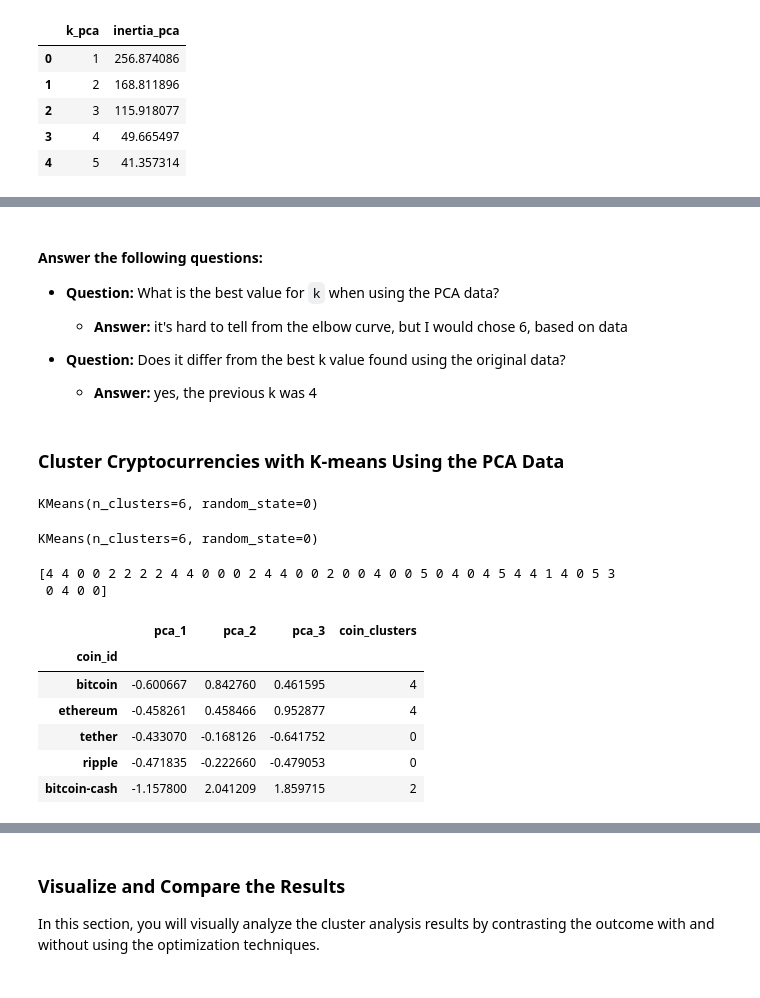
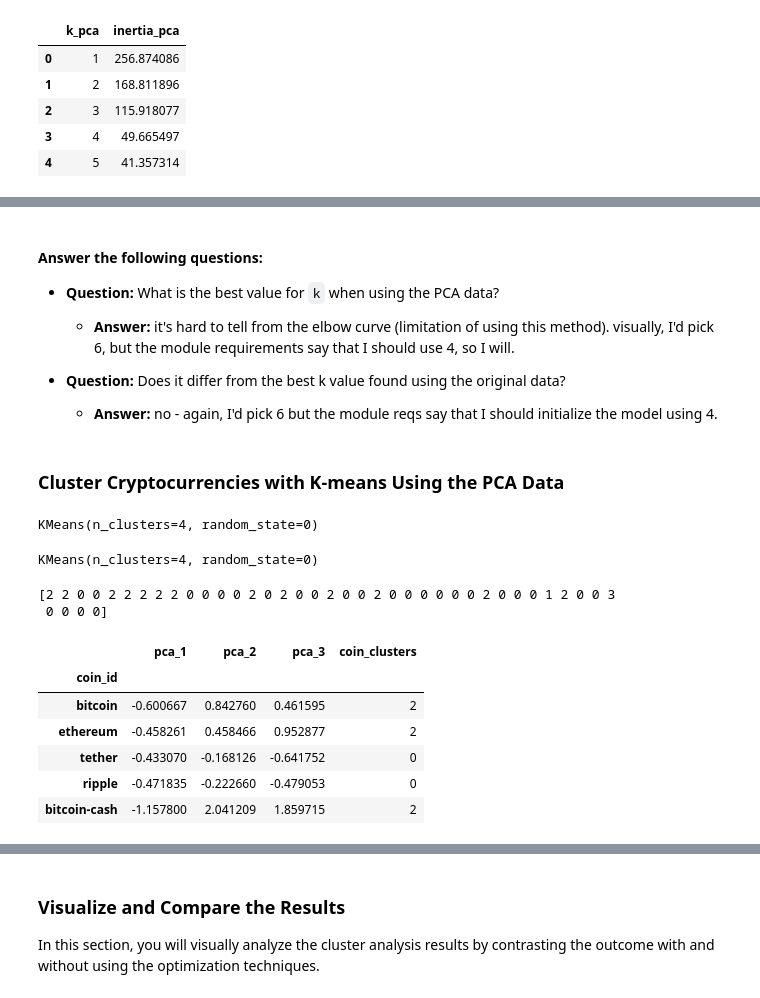
Before and after one commit to mj00714/CryptoClustering, a Jupyter notebook: Crypto_Clustering.ipynb, the cells around one changed output, grey strips where cells are left out. Drawn from its saved outputs; the diff is of its cells as text; code cells hidden in the pictures.

```diff
--- a/Crypto_Clustering.ipynb
+++ b/Crypto_Clustering.ipynb
@@ -307,48 +307,48 @@ df_elbow_pca.hvplot.line(x='k_pca', y='inertia_pca', title='pca elbow curve', xt
 
 * **Question:** What is the best value for `k` when using the PCA data?
 
-  * **Answer:** it's hard to tell from the elbow curve, but I would chose 6, based on data
+  * **Answer:** it's hard to tell from the elbow curve (limitation of using this method). visually, I'd pick 6, but the module requirements say that I should use 4, so I will.
 
 
 * **Question:** Does it differ from the best k value found using the original data?
 
-  * **Answer:** yes, the previous k was 4
+  * **Answer:** no - again, I'd pick 6 but the module reqs say that I should initialize the model using 4.
 # %% [markdown]
 ### Cluster Cryptocurrencies with K-means Using the PCA Data
 # %%
 # Initialize the K-Means model using the best value for k
-model_pca = KMeans(n_clusters=6, random_state=0)
+model_pca = KMeans(n_clusters=4, random_state=0)
 model_pca
 # %% [output]
-KMeans(n_clusters=6, random_state=0)
+KMeans(n_clusters=4, random_state=0)
 # %%
 # Fit the K-Means model using the PCA data
 model_pca.fit(coin_pca_df)
 # %% [output]
-KMeans(n_clusters=6, random_state=0)
+KMeans(n_clusters=4, random_state=0)
 # %%
 # Predict the clusters to group the cryptocurrencies using the PCA data
-k_6 = model_pca.predict(coin_pca_df)
+k_4 = model_pca.predict(coin_pca_df)
 
 # Print the resulting array of cluster values.
-print(k_6)
+print(k_4)
 # %% [output]
-[4 4 0 0 2 2 2 2 4 4 0 0 0 2 4 4 0 0 2 0 0 4 0 0 5 0 4 0 4 5 4 4 1 4 0 5 3
- 0 4 0 0]
+[2 2 0 0 2 2 2 2 2 0 0 0 0 2 0 2 0 0 2 0 0 2 0 0 0 0 0 0 2 0 0 0 1 2 0 0 3
+ 0 0 0 0]
 # %%
 # Create a copy of the DataFrame with the PCA data
 coin_pca_predictions_df = coin_pca_df.copy()
 
 # Add a new column to the DataFrame with the predicted clusters
-coin_pca_predictions_df['coin_clusters'] = k_6
+coin_pca_predictions_df['coin_clusters'] = k_4
 
 # Display sample data
 coin_pca_predictions_df[:5]
 # %% [output]
 |  | pca_1 | pca_2 | pca_3 | coin_clusters |
 | coin_id |  |  |  |  |
-| bitcoin | -0.600667 | 0.842760 | 0.461595 | 4 |
-| ethereum | -0.458261 | 0.458466 | 0.952877 | 4 |
+| bitcoin | -0.600667 | 0.842760 | 0.461595 | 2 |
+| ethereum | -0.458261 | 0.458466 | 0.952877 | 2 |
 | tether | -0.433070 | -0.168126 | -0.641752 | 0 |
 | ripple | -0.471835 | -0.222660 | -0.479053 | 0 |
 | bitcoin-cash | -1.157800 | 2.041209 | 1.859715 | 2 |
```
Also changed, not shown: parts of 1 cell of this notebook.
